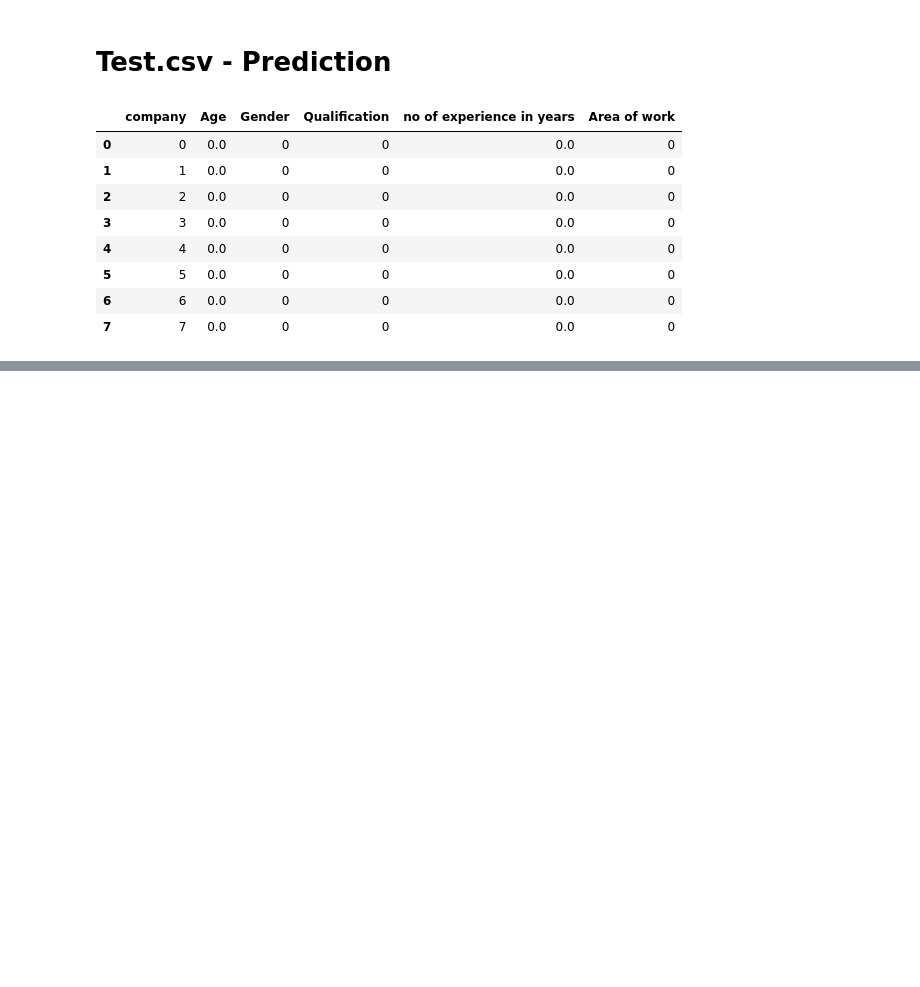
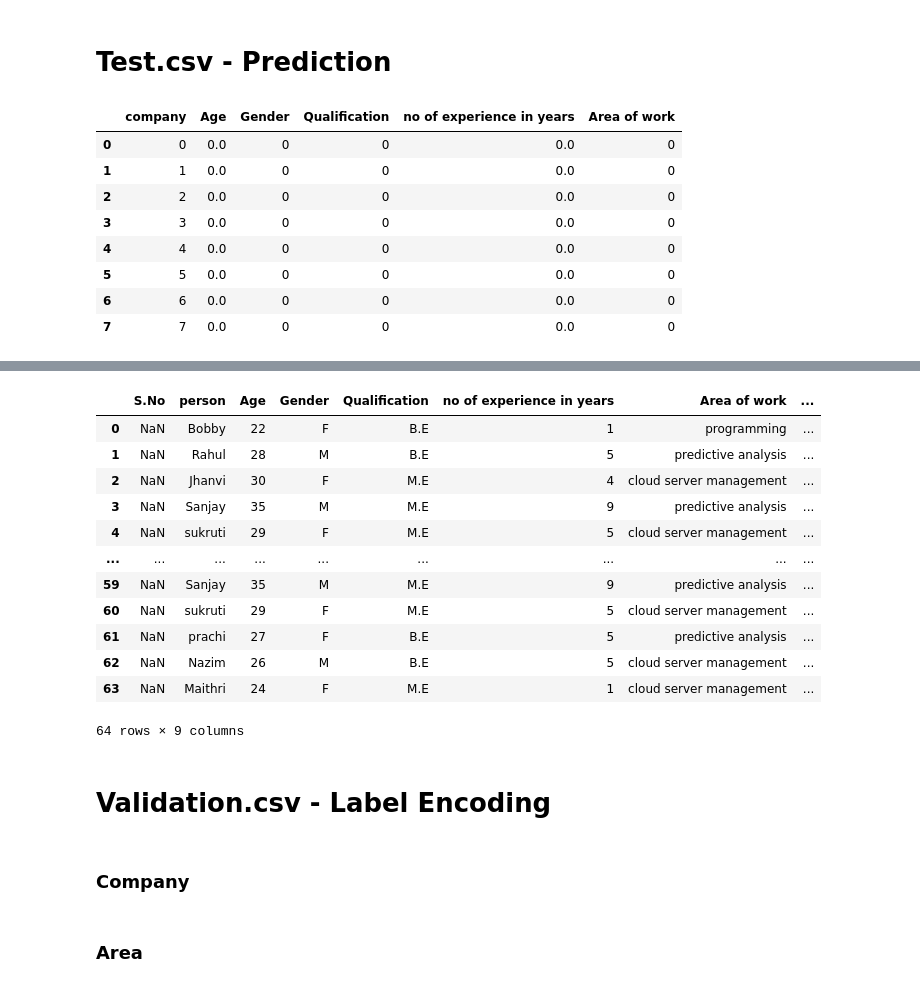
Before and after one commit to abphilip-vit/College8, a Jupyter notebook: T4/T4.ipynb, the cells around one changed output, grey strips where cells are left out. Cells and saved outputs as stored; diff of their text form; code cells hidden in the pictures; blank space fills up the shorter version.

Commit message:
programs

```diff
--- a/T4/T4.ipynb
+++ b/T4/T4.ipynb
@@ -18,0 +5,4 @@ from sklearn.metrics import r2_score
+# %%
+l1 = preprocessing.LabelEncoder()
+f1 = l1.fit_transform(allen1['company'])
+f1 = pd.DataFrame(data=f1, columns=['company'])
@@ -127,0 +246,4 @@ p2 = model.predict(allen2)
+# %%
+allen3 = pd.read_csv("Dataset2.csv")
+allen4 = pd.read_csv("Dataset2.csv")
+allen3.head(8)
@@ -127,0 +260,24 @@ p2 = model.predict(allen2)
+# %%
+allen3["company"] = companies[0]
+for i in range(1,len(companies)):
+    allen4["company"] = companies[i]
+    allen3 = pd.concat([allen3, allen4], ignore_index = True)
+allen3.head(64)
+# %% [output]
+|  | S.No | person | Age | Gender | Qualification | no of experience in years | Area of work | ... |
+| 0 | NaN | Bobby | 22 | F | B.E | 1 | programming | ... |
+| 1 | NaN | Rahul | 28 | M | B.E | 5 | predictive analysis | ... |
+| 2 | NaN | Jhanvi | 30 | F | M.E | 4 | cloud server management | ... |
+| 3 | NaN | Sanjay | 35 | M | M.E | 9 | predictive analysis | ... |
+| 4 | NaN | sukruti | 29 | F | M.E | 5 | cloud server management | ... |
+| ... | ... | ... | ... | ... | ... | ... | ... | ... |
+| 59 | NaN | Sanjay | 35 | M | M.E | 9 | predictive analysis | ... |
+| 60 | NaN | sukruti | 29 | F | M.E | 5 | cloud server management | ... |
+| 61 | NaN | prachi | 27 | F | B.E | 5 | predictive analysis | ... |
+| 62 | NaN | Nazim | 26 | M | B.E | 5 | cloud server management | ... |
+| 63 | NaN | Maithri | 24 | F | M.E | 1 | cloud server management | ... |
+64 rows × 9 columns
+# %% [markdown]
+# Validation.csv - Label Encoding
+# %% [markdown]
+### Company
@@ -127,0 +288,2 @@ p2 = model.predict(allen2)
+# %% [markdown]
+### Area
```
Also changed, not shown: parts of 59 cells of this notebook.
